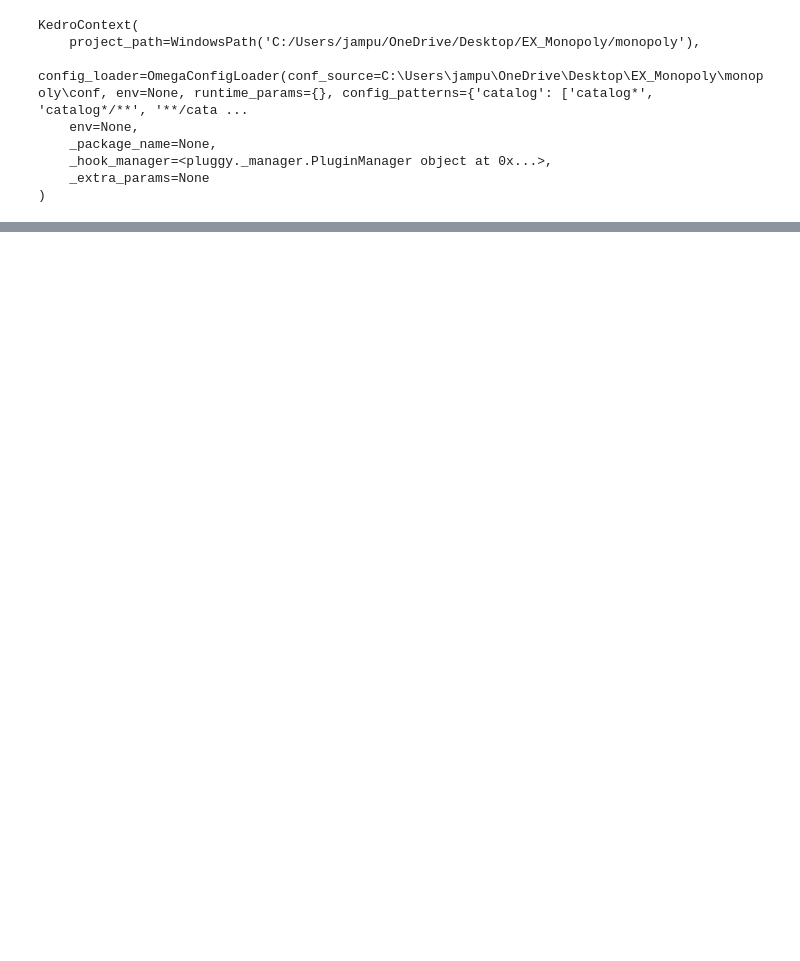
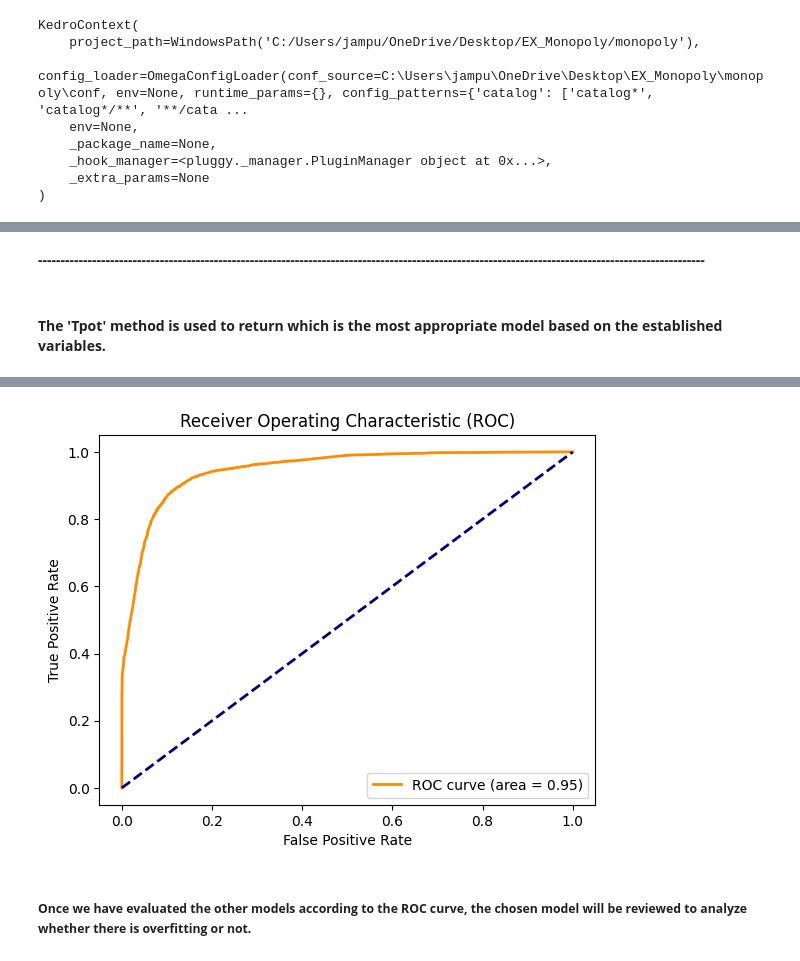
Before and after one commit to JuanAmpuero06/monopoly, a Jupyter notebook: notebooks/Phase 4 classification models.ipynb, the cells around one changed output, grey strips where cells are left out. Saved outputs shown, nothing was run; the diff lists cells and outputs as text; code cells hidden in the pictures; blank space fills up the shorter version.

```diff
--- a/notebooks/Phase 4 classification models.ipynb
+++ b/notebooks/Phase 4 classification models.ipynb
@@ -346,0 +400,68 @@ ROC AUC Score: 0.9999987887197833
+# %% [markdown]
+**----------------------------------------------------------------------------------------------------------------------------------------------------**
+# %% [markdown]
+#### **The 'Tpot' method is used to return which is the most appropriate model based on the established variables.**
+# %%
+# Select features and target variable
+selected_features = [
+    'FlgActCN_T12', 'FlgActCN_T11', 'FlgActCN_T10', 'FlgActCN_T09', 'FlgActCN_T08',
+    'FlgActCN_T07', 'FlgActCN_T06', 'FlgActCN_T05', 'FlgActCN_T04', 'FlgActCN_T03',
+    'FlgActCN_T02', 'FlgActCN_T01'
+]
+target = "target"
+
+X = df[selected_features]
+y = df[target]
+
+# Apply SMOTE to balance the dataset
+smote = SMOTE(random_state=42)
+X_resampled, y_resampled = smote.fit_resample(X, y)
+
+# Split the data into training (80%) and testing (20%) sets
+X_train, X_test, y_train, y_test = train_test_split(
+    X_resampled, y_resampled, test_size=0.20, random_state=42, stratify=y_resampled
+)
+
+# Configure TPOT to find the best model
+tpot = TPOTClassifier(
+    generations=3,  # Number of generations for pipeline optimization
+    population_size=10,  # Population size per generation
+    cv=3,  # Number of cross-validation folds
+    scoring='roc_auc', # Metric to maximize
+    verbosity=2, # Verbosity level for logs
+    random_state=42,
+    n_jobs=-1 # Use all available CPU cores
+)
+
+# Train TPOT
+tpot.fit(X_train, y_train)
+
+# Evaluate the model on the test set
+y_test_pred = tpot.predict(X_test)
+y_test_prob = tpot.predict_proba(X_test)[:, 1]
+
+# Print classification metrics
+print("\n=== Classification Report ===")
+print(classification_report(y_test, y_test_pred))
+
+print("\n=== Confusion Matrix ===")
+print(confusion_matrix(y_test, y_test_pred))
+
+# Calculate and display AUC-ROC
+roc_auc = roc_auc_score(y_test, y_test_prob)
+print(f"\nTest Set AUC-ROC: {roc_auc:.4f}")
+
+# Plot ROC curve
+fpr, tpr, thresholds = roc_curve(y_test, y_test_prob)
+plt.figure()
+plt.plot(fpr, tpr, color="darkorange", lw=2, label=f"ROC curve (area = {roc_auc:.2f})")
+plt.plot([0, 1], [0, 1], color="navy", lw=2, linestyle="--")
+plt.xlabel("False Positive Rate")
+plt.ylabel("True Positive Rate")
+plt.title("Receiver Operating Characteristic (ROC)")
+plt.legend(loc="lower right")
+plt.show()
+
+# Export the best pipeline
+tpot.export('best_model_pipeline.py')
+# %% [output]
@@ -346,0 +486,3 @@ ROC AUC Score: 0.9999987887197833
+[figure, added]
+# %% [markdown]
+##### **Once we have evaluated the other models according to the ROC curve, the chosen model will be reviewed to analyze whether there is overfitting or not.**
```
Also changed, not shown: parts of 25 cells of this notebook, 11 other files.
